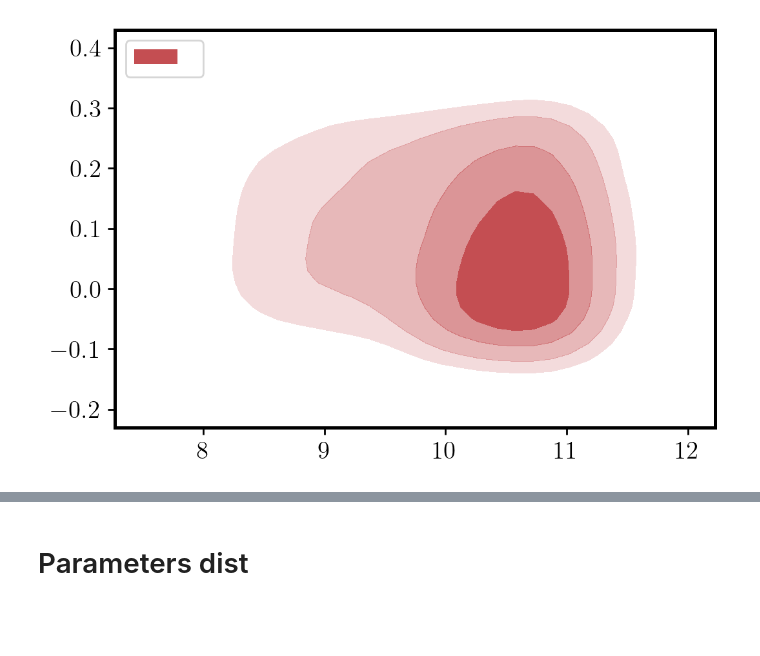
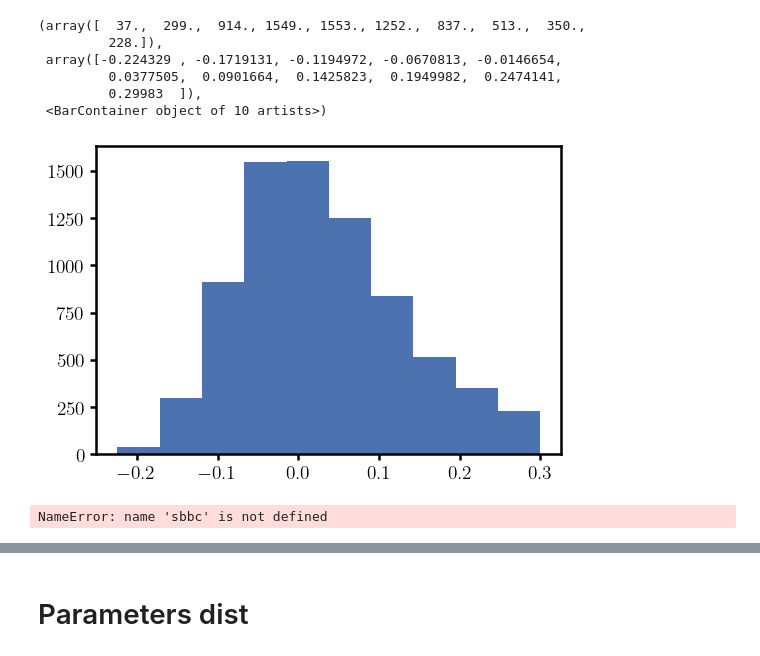
Before and after one commit to bastiencarreres/DESCPub00196, a Jupyter notebook: notebooks/sim_plots.ipynb, the cells around one changed output, grey strips where cells are left out. Cells and saved outputs as stored; diff of their text form; code cells hidden in the pictures; blank space fills up the shorter version.

```diff
--- a/notebooks/sim_plots.ipynb
+++ b/notebooks/sim_plots.ipynb
@@ -43,6 +42,0 @@ bbc = ascii.read(BBC_FILE).to_pandas()
-# %%
-fig, ax = plt.subplots(dpi=200)
-mut.plots.plot_density(bbc['HOST_LOGMASS'].values, bbc['SIM_c'].values, xrange=[7.5, 12], yrange=[-0.2, 0.4], bins_2d=31, ax=ax, add_txt='',
-                               levels=[0.25, 0.5, 0.75, 0.9], smooth=1.5, color='C2');
-# %% [output]
-[figure, removed]
@@ -48,0 +57,14 @@ mut.plots.plot_density(bbc['HOST_LOGMASS'].values, bbc['SIM_c'].values, xrange=[
+# %%
+plt.hist(bbc['c'])
+# %% [output]
+(array([  37.,  299.,  914., 1549., 1553., 1252.,  837.,  513.,  350.,
+         228.]),
+ array([-0.224329 , -0.1719131, -0.1194972, -0.0670813, -0.0146654,
+         0.0377505,  0.0901664,  0.1425823,  0.1949982,  0.2474141,
+         0.29983  ]),
+ <BarContainer object of 10 artists>)
+[figure, added]
+# %%
+len(sbbc) / len(bbc)
+# %% [output]
+NameError: name 'sbbc' is not defined
```
Also changed, not shown: parts of 44 cells of this notebook, 29 other files.
